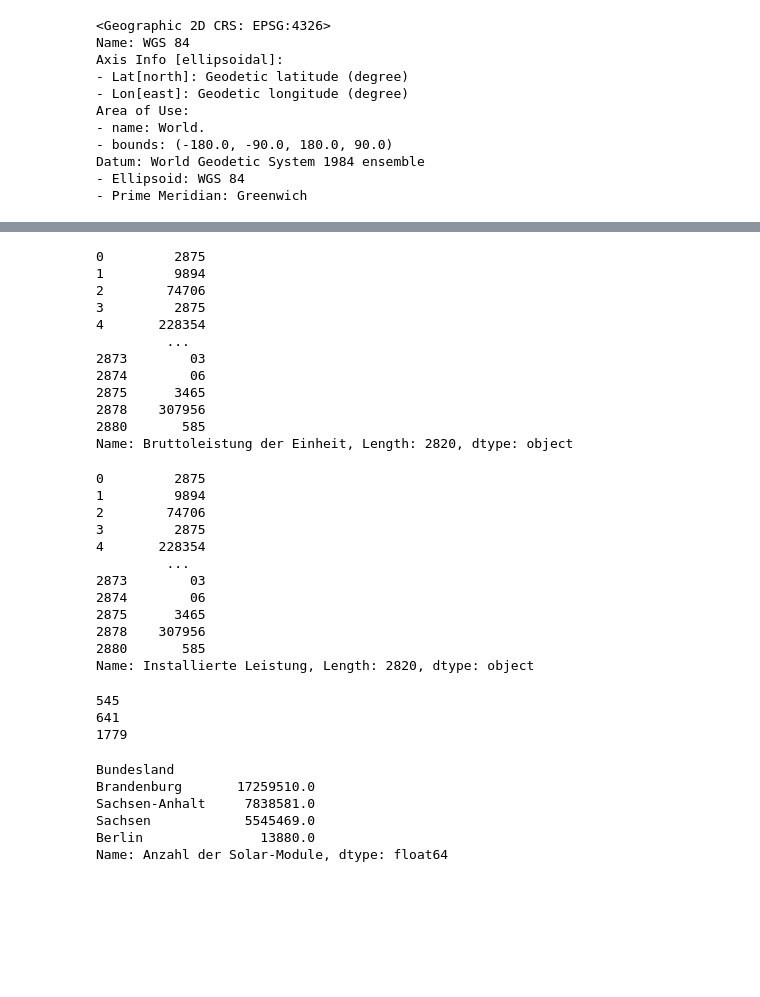
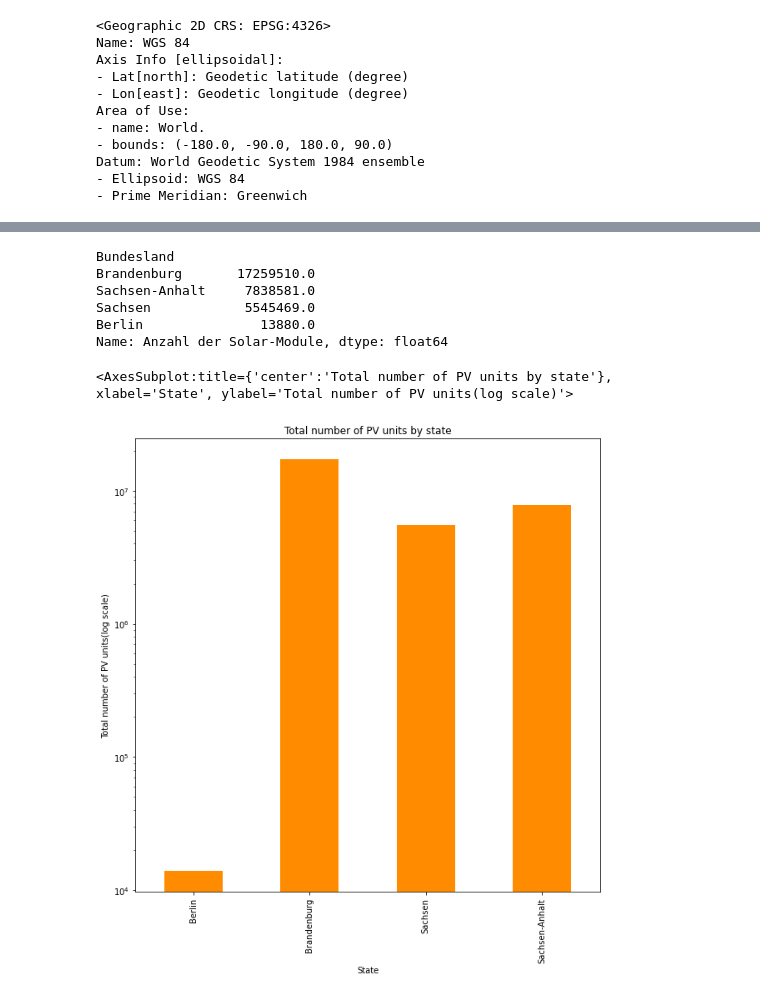
Before and after one commit to siddharthyashaswee/DVA-LAB, a Jupyter notebook: Agro_PV_Data/PV_analysis.ipynb, the cells around one changed output, grey strips where cells are left out. Drawn from its saved outputs; the diff is of its cells as text; code cells hidden in the pictures; blank space fills up the shorter version.

```diff
--- a/Agro_PV_Data/PV_analysis.ipynb
+++ b/Agro_PV_Data/PV_analysis.ipynb
@@ -102,5 +88,3 @@ df['Koordinate: Breitengrad (WGS84)']
 2878    51,149438
 2880          NaN
 Name: Koordinate: Breitengrad (WGS84), Length: 2820, dtype: object
-# %%
-df.replace(',','', regex=True, inplace=True)
@@ -318,41 +230,3 @@ x[['Bruttoleistung der Einheit','Nettonennleistung der Einheit','Installierte Le
-# %%
-gdf_pv['Bruttoleistung der Einheit']
-# %% [output]
-0         2875
-1         9894
-2        74706
-3         2875
-4       228354
-         ...
-2873        03
-2874        06
-2875      3465
-2878    307956
-2880       585
-Name: Bruttoleistung der Einheit, Length: 2820, dtype: object
-# %%
-gdf_pv['Installierte Leistung']
-# %% [output]
-0         2875
-1         9894
-2        74706
-3         2875
-4       228354
-         ...
-2873        03
-2874        06
-2875      3465
-2878    307956
-2880       585
-Name: Installierte Leistung, Length: 2820, dtype: object
-# %%
-print(len(gdf_pv.Postleitzahl.unique()))
-print(len(gdf_pv.Ort.unique()))
-print(len(gdf_pv['Name des Anlagenbetreibers (nur Org.)'].unique()))
-# %% [output]
-545
-641
-1779
 # %%
 total_pv_by_state = df.groupby(['Bundesland'])['Anzahl der Solar-Module'].sum()
 total_pv_by_state.sort_values(ascending = False)[:10]
@@ -363,3 +237,8 @@ Sachsen-Anhalt     7838581.0
 Sachsen            5545469.0
 Berlin               13880.0
 Name: Anzahl der Solar-Module, dtype: float64
+# %%
+total_pv_by_state.plot(kind= 'bar', title = 'Total number of PV units by state', ylabel = 'Total number of PV units(log scale)', xlabel = 'State', figsize= (10,10), logy=True, color= 'darkorange')
+# %% [output]
+<AxesSubplot:title={'center':'Total number of PV units by state'}, xlabel='State', ylabel='Total number of PV units(log scale)'>
+[figure, added]
```
Also changed, not shown: parts of 26 cells of this notebook.
